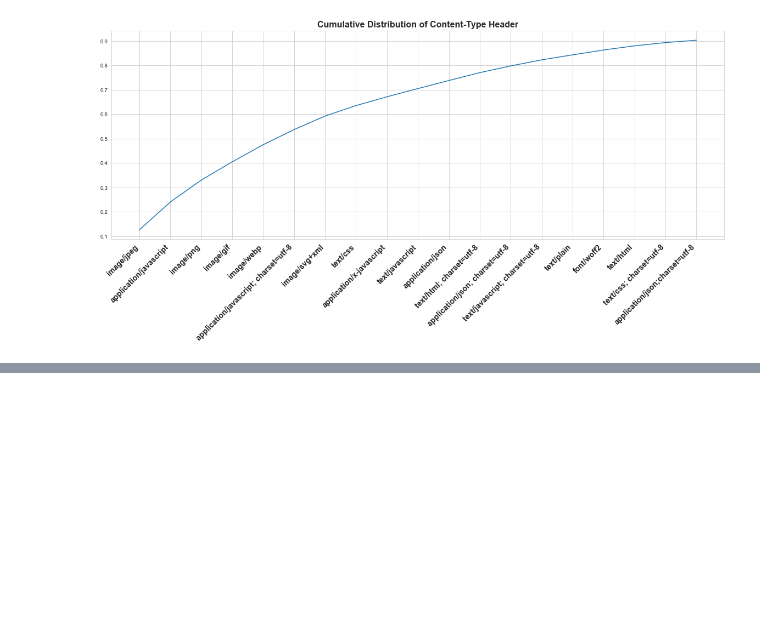
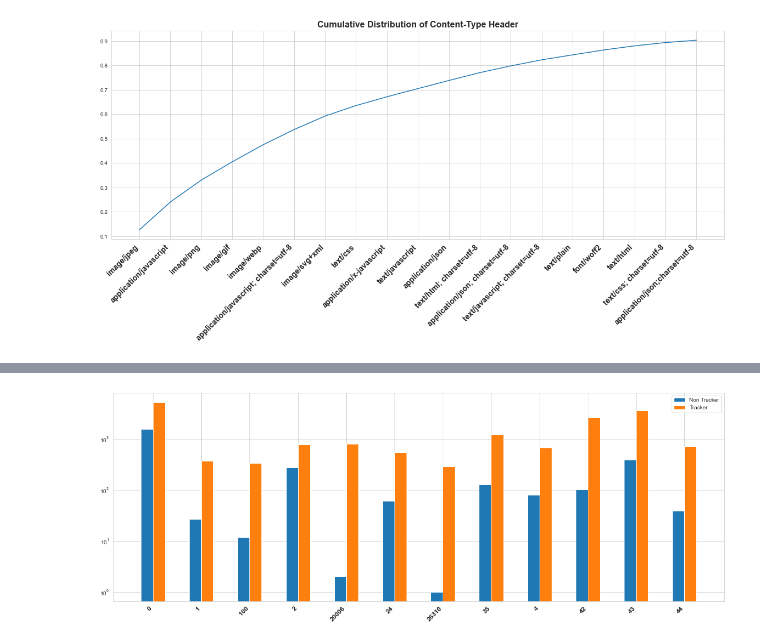
Before and after one commit to wolfrieder/http-response-classifier, a Jupyter notebook: notebooks/data_exploration.ipynb, the cells around one changed output, grey strips where cells are left out. Saved outputs shown, nothing was run; the diff lists cells and outputs as text; code cells hidden in the pictures; blank space fills up the shorter version.

```diff
--- a/notebooks/data_exploration.ipynb
+++ b/notebooks/data_exploration.ipynb
@@ -80,11 +81,11 @@ memory usage: 763.0 MB
 # %%
 @ray.remote
 def check_col_with_category_dtype(col_name, old_memory):
-    index = data2.columns.get_loc(col_name)
+    index = data.columns.get_loc(col_name)
     if col_name in ["query"]:
         return
     print(index, col_name)
-    new_memory = data2[col_name].astype("category").memory_usage(deep=True)
+    new_memory = data[col_name].astype("category").memory_usage(deep=True)
     if new_memory < old_memory[index + 1]:
         # data2[col_name] = data2[col_name].astype("category")
         return col_name
@@ -455,19 +527,17 @@ tracker = frequent_content_types[frequent_content_types.tracker == 1]
 # %%
-# sns.barplot(x='content-type', y='frequency', data = blubs, hue="tracker", log=True)
-# sns.scatterplot(x="tracker", y="frequency", data = blubs, hue="tracker")
-n = 23
-r = np.arange(n)
-width = 0.25
+def create_value_comparison_plot(non_tracker, tracker, n, header_field):
+    r = np.arange(n)
+    width = 0.25
 
-plt.figure(figsize=(20, 7))
-plt.bar(r, non_tracker["frequency"], log=True, label="Non Tracker", width=width)
-plt.bar(r + width, tracker["frequency"], log=True, label="Tracker", width=width)
-plt.xticks(
-    r + width / 2,
-    non_tracker["content-type"].values.tolist(),
-    rotation=45,
-    fontsize=12,
-    fontweight="bold",
-    ha="right",
-)
-plt.legend()
+    plt.figure(figsize=(20, 7))
+    plt.bar(r, non_tracker["frequency"], log=True, label="Non Tracker", width=width)
+    plt.bar(r + width, tracker["frequency"], log=True, label="Tracker", width=width)
+    plt.xticks(
+        r + width / 2,
+        non_tracker[f"{header_field}"].values.tolist(),
+        rotation=45,
+        fontsize=12,
+        fontweight="bold",
+        ha="right",
+    )
+    plt.legend()
@@ -476,0 +549,5 @@ plt.legend()
+# %%
+non_tracker_cl, tracker_cl = create_value_comparison("content-length", 14)
+create_value_comparison_plot(non_tracker_cl, tracker_cl, len(tracker_cl), 'content-length')
+# %% [output]
+[figure, added]
```
Also changed, not shown: parts of 35 cells of this notebook, 5 other files.
